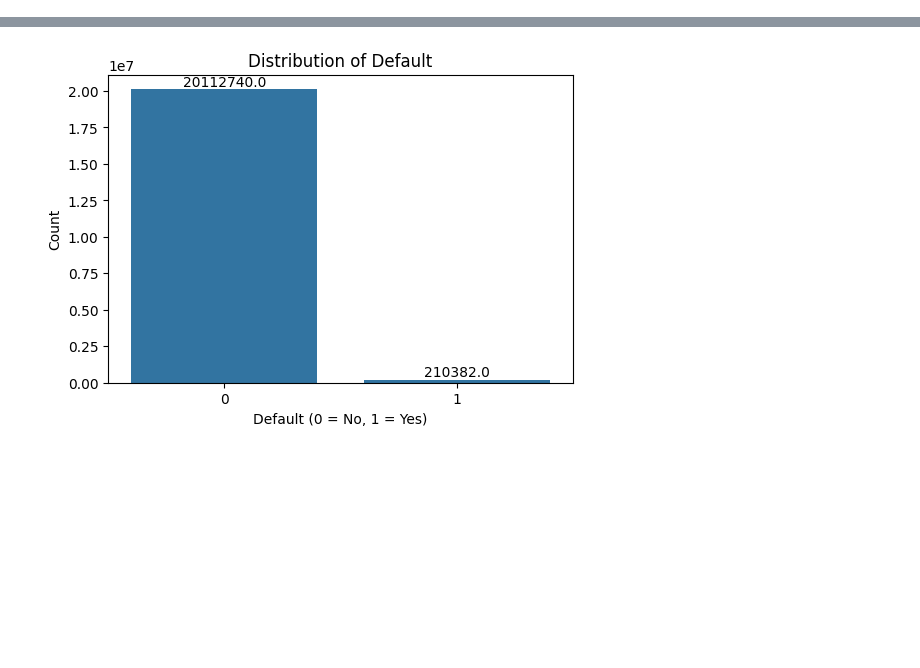
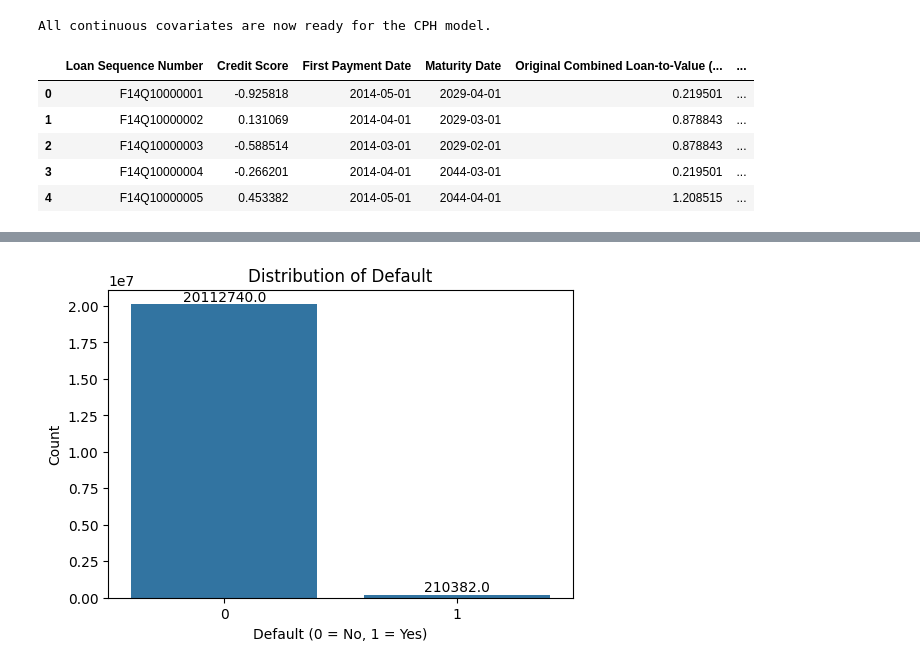
Before and after one commit to divija-rao/MBS_RiskManagement, a Jupyter notebook: cph.ipynb, the cells around one changed output, grey strips where cells are left out. Saved outputs shown, nothing was run; the diff lists cells and outputs as text; code cells hidden in the pictures; blank space fills up the shorter version.

```diff
--- a/cph.ipynb
+++ b/cph.ipynb
@@ -87,0 +304,6 @@ dtype: int64
+# %%
+df4 = df3.copy()
+# %%
+# Apply log1p to handle skewness in balance columns
+df4['Original_UPB_Log'] = np.log1p(df4['Original UPB'])
+df4['Current_Actual_UPB_Log'] = np.log1p(df4['Current Actual UPB'])
@@ -87,0 +312,29 @@ dtype: int64
+# %%
+# Define the final list of columns to be scaled (including log-transformed UPB)
+cols_to_scale = [
+    'Credit Score',
+    'Original Combined Loan-to-Value (CLTV)',
+    'Original Debt-to-Income (DTI) Ratio',
+    'Current Interest Rate',
+    'Estimated Loan-to-Value (ELTV)',
+    'Original_UPB_Log', # Use the log-transformed column
+    'Current_Actual_UPB_Log' # Use the log-transformed column
+]
+
+scaler = StandardScaler()
+
+# Fit and transform the data
+df4[cols_to_scale] = scaler.fit_transform(df4[cols_to_scale])
+
+print("All continuous covariates are now ready for the CPH model.")
+# %% [output]
+All continuous covariates are now ready for the CPH model.
+# %%
+df4.head()
+# %% [output]
+|  | Loan Sequence Number | Credit Score | First Payment Date | Maturity Date | Original Combined Loan-to-Value (... | ... |
+| 0 | F14Q10000001 | -0.925818 | 2014-05-01 | 2029-04-01 | 0.219501 | ... |
+| 1 | F14Q10000002 | 0.131069 | 2014-04-01 | 2029-03-01 | 0.878843 | ... |
+| 2 | F14Q10000003 | -0.588514 | 2014-03-01 | 2029-02-01 | 0.878843 | ... |
+| 3 | F14Q10000004 | -0.266201 | 2014-04-01 | 2044-03-01 | 0.219501 | ... |
+| 4 | F14Q10000005 | 0.453382 | 2014-05-01 | 2044-04-01 | 1.208515 | ... |
```
Also changed, not shown: parts of 32 cells of this notebook.
